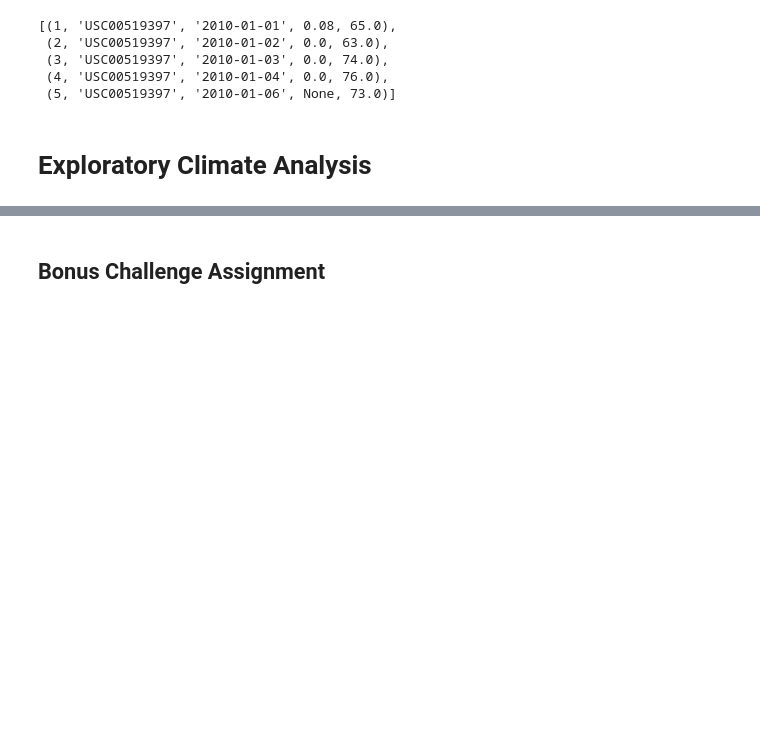
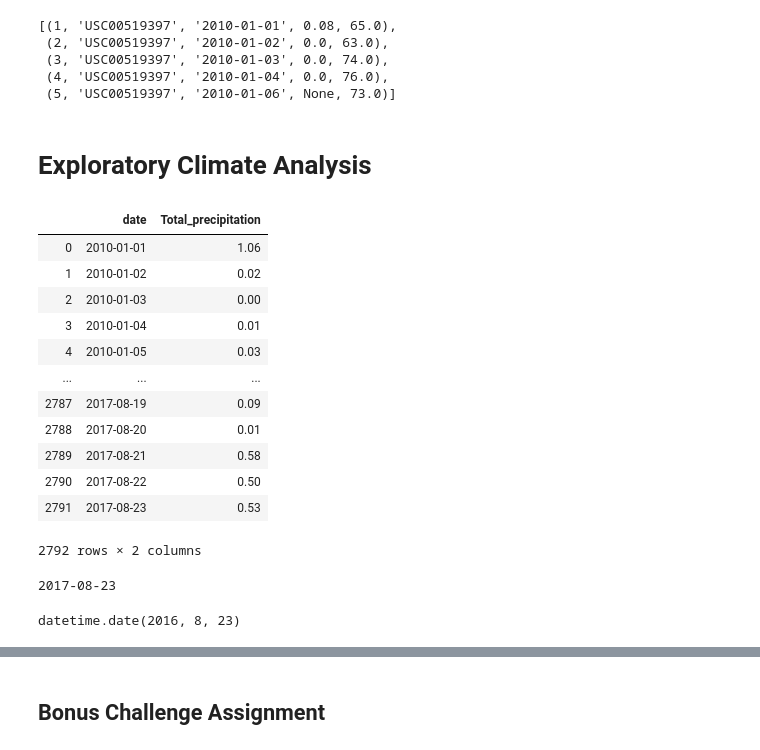
Before and after one commit to yaitouny/SMU_homework, a Jupyter notebook: 10-Advanced-Data-Storage-and-Retrieval/sqlalchemy_challenge/climate_starter.ipynb, the cells around one changed output, grey strips where cells are left out. Drawn from its saved outputs; the diff is of its cells as text; code cells hidden in the pictures; blank space fills up the shorter version.

```diff
--- a/10-Advanced-Data-Storage-and-Retrieval/sqlalchemy_challenge/climate_starter.ipynb
+++ b/10-Advanced-Data-Storage-and-Retrieval/sqlalchemy_challenge/climate_starter.ipynb
@@ -13,6 +19,8 @@ from sqlalchemy import create_engine,inspect, func
 from flask import Flask, jsonify
 # %%
 engine = create_engine("sqlite:///Resources/hawaii.sqlite")
+# %%
+conn = engine.connect()
 # %%
 # reflect an existing database into a new model
 Base = automap_base()
@@ -65,0 +63,36 @@ Measurement = Base.classes.measurement
+# %%
+# Design a query to retrieve the last 12 months of precipitation data and plot the results
+query = """
+            SELECT
+                date,
+                Sum(prcp) as "Total_precipitation"
+            FROM
+                measurement
+            GROUP BY
+                date
+        """
+# %%
+df = pd.read_sql(query, conn)
+df
+# %% [output]
+|  | date | Total_precipitation |
+| 0 | 2010-01-01 | 1.06 |
+| 1 | 2010-01-02 | 0.02 |
+| 2 | 2010-01-03 | 0.00 |
+| 3 | 2010-01-04 | 0.01 |
+| 4 | 2010-01-05 | 0.03 |
+| ... | ... | ... |
+| 2787 | 2017-08-19 | 0.09 |
+| 2788 | 2017-08-20 | 0.01 |
+| 2789 | 2017-08-21 | 0.58 |
+| 2790 | 2017-08-22 | 0.50 |
+| 2791 | 2017-08-23 | 0.53 |
+2792 rows × 2 columns
+# %%
+# Calculate the date 1 year ago from the last data point in the database
+print(df.date.max())
+cleared_date = dt.date(2017,8,23) - dt.timedelta(days=365)
+cleared_date
+# %% [output]
+2017-08-23
+datetime.date(2016, 8, 23)
```
Also changed, not shown: parts of 15 cells of this notebook, 1 other file.
